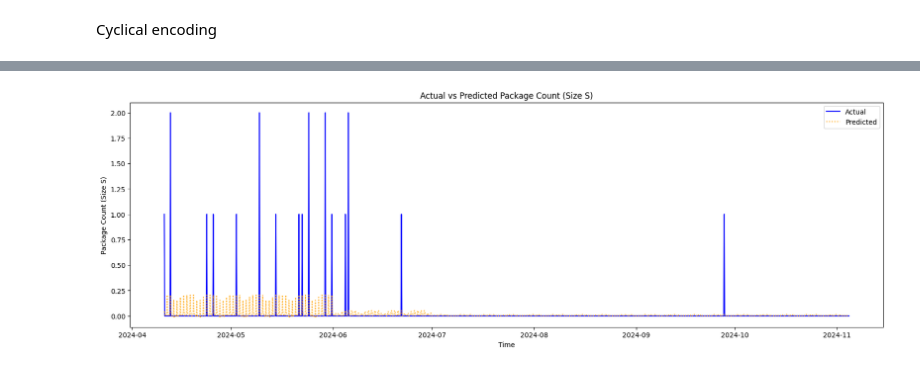
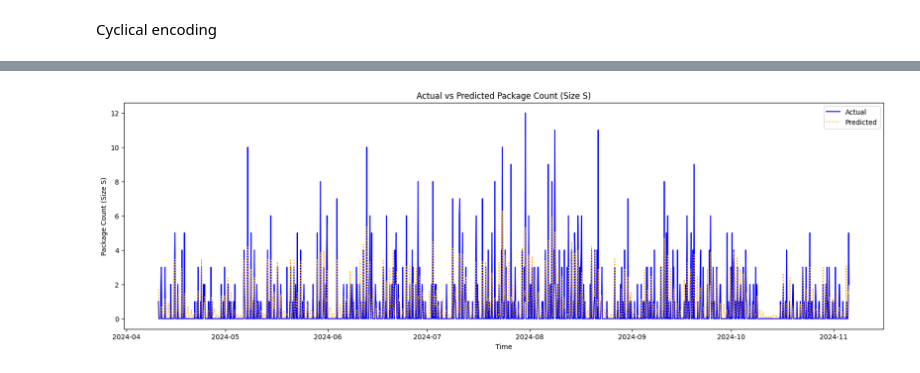
Before and after one commit to chauanphu/pl-forecasting, a Jupyter notebook: solution.ipynb, the cells around one changed output, grey strips where cells are left out. Cells and saved outputs as stored; diff of their text form; code cells hidden in the pictures.

Commit message:
feat: implement Poisson, migrate to pickup forecasting

```diff
--- a/solution.ipynb
+++ b/solution.ipynb
@@ -55,8 +95,3 @@ Enrich
 1. Working hours
 2. Holiday
 3. Weather
-# %%
-df['lag_1'] = df[SIZE_FEATURE].shift(1)
-df['lag_2'] = df[SIZE_FEATURE].shift(2)
-df.fillna(0, inplace=True)
-df.head()
@@ -73,14 +101,13 @@ Cyclical encoding
 MONTHS_IN_YEAR = 12
 HOURS_IN_DAY = 24
 DAYS_IN_WEEK = 7
+QUARTERS_IN_YEAR = 4
 
-df['hour_sin'] = np.sin(2 * np.pi * df['Delivery Hour'] / HOURS_IN_DAY)
-df['hour_cos'] = np.cos(2 * np.pi * df['Delivery Hour'] / HOURS_IN_DAY)
-df['day_of_week_sin'] = np.sin(2 * np.pi * df['Delivery Day of Week'] / DAYS_IN_WEEK)
-df['day_of_week_cos'] = np.cos(2 * np.pi * df['Delivery Day of Week'] / DAYS_IN_WEEK)
-df['month_sin'] = np.sin(2 * np.pi * df['Delivery Month'] / MONTHS_IN_YEAR)
-df['month_cos'] = np.cos(2 * np.pi * df['Delivery Month'] / MONTHS_IN_YEAR)
+df['hour_sin'] = np.sin(2 * np.pi * df['Hour'] / HOURS_IN_DAY)
+df['hour_cos'] = np.cos(2 * np.pi * df['Hour'] / HOURS_IN_DAY)
+df['day_of_week_sin'] = np.sin(2 * np.pi * df['Day of Week'] / DAYS_IN_WEEK)
+df['day_of_week_cos'] = np.cos(2 * np.pi * df['Day of Week'] / DAYS_IN_WEEK)
 
-df2 = df.drop(columns=['Delivery Hour', 'Delivery Day of Week', 'Delivery Month'])
+df2 = df.drop(columns=['Hour', 'Day of Week', 'Month'])
 df2.head()
 # %% [output]
@@ -103,11 +131,11 @@ test_size = 0.2
 split_idx = int(len(df) * (1 - test_size))
 train_df = df2.iloc[:split_idx]
 test_df = df2.iloc[split_idx:]
-SIZE_FEATURES = [col for col in df2.columns if col.startswith('size_') and col.endswith('_counts')]
-X_train_ful = train_df.drop(["Delivery Date Hour"] + SIZE_FEATURES, axis=1)
-y_train_ful = train_df[SIZE_FEATURE]
-X_test = test_df.drop(["Delivery Date Hour"] + SIZE_FEATURES, axis=1)
-y_test = test_df[SIZE_FEATURE]
+DROP_SIZE_FEATURES = [col for col in df2.columns if col.endswith('_delivery') or col.endswith('_withdraw')]
+X_train_ful = train_df.drop(["Date Hour"] + DROP_SIZE_FEATURES, axis=1)
+y_train_ful = train_df[SIZE_WITHDRAW]
+X_test = test_df.drop(["Date Hour"] + DROP_SIZE_FEATURES, axis=1)
+y_test = test_df[SIZE_WITHDRAW]
 
 # Optional: Create validation set from training data
 val_size = 0.2
@@ -139,20 +167,16 @@ X_train
 # %%
 model = XGBRegressor(
-    objective='reg:squarederror',
+    objective='count:poisson',
     random_state=42,
     early_stopping_rounds=40
 )
 
 param_grid = {
-    'n_estimators': [50, 100, 200, 500, 1000],
-    'max_depth': [3, 5, 7],
-    'learning_rate': [0.01, 0.1, 0.2]
+    'n_estimators': [500, 1000, 2000, 3000],
+    'max_depth': [3, 5, 7, 10, 15],
+    'learning_rate': [0.001, 0.01, 0.1, 0.2]
 }
 grid_search = GridSearchCV(estimator=model, param_grid=param_grid, cv=3, n_jobs=-1, verbose=False)
 grid_search.fit(X_train, y_train, eval_set=[(X_val, y_val)], verbose=False)
 best_model = grid_search.best_estimator_
-y_pred = np.round(best_model.predict(X_test))
-mae = mean_absolute_error(y_test, y_pred)
-mse = mean_squared_error(y_test, y_pred)
-rmse = np.sqrt(mse)
-print(f"MAE: {mae}, MSE: {mse}, RMSE: {rmse}")
+y_pred = best_model.predict(X_test)
@@ -199,20 +221,20 @@ plt.show()
 # %%
 # Plot the predictions vs actuals
 y_pred = best_model.predict(X_train)
 
 evaluation_df = pd.DataFrame({
     'Actual': y_train,
     'Predicted': y_pred,
-    'Time': df2['Delivery Date Hour'].iloc[:len(y_train)]
+    'Time': df2['Date Hour'].iloc[:len(y_train)]
 })
 
 plt.figure(figsize=(20, 6))
 sns.lineplot(data=evaluation_df, x='Time', y='Actual', label='Actual', color='blue')
 sns.lineplot(data=evaluation_df, x='Time', y='Predicted', label='Predicted', color='orange', linestyle=':')
 plt.xlabel('Time')
 plt.ylabel('Package Count (Size S)')
 plt.title('Actual vs Predicted Package Count (Size S)')
 plt.legend()
 plt.show()
 # %% [output]
-[figure, old version]
+[figure, new version]
```
Also changed, not shown: parts of 13 cells of this notebook, 3 other files.
